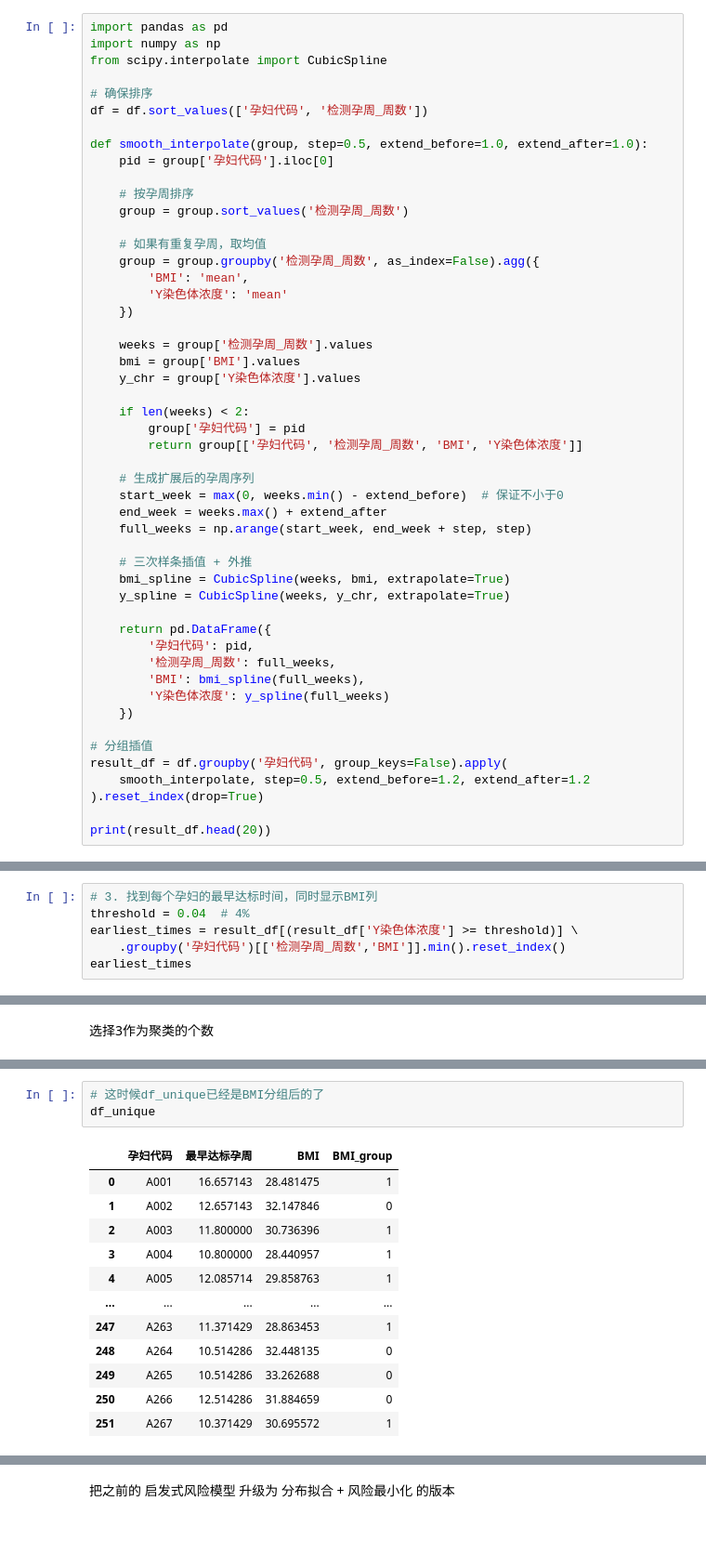
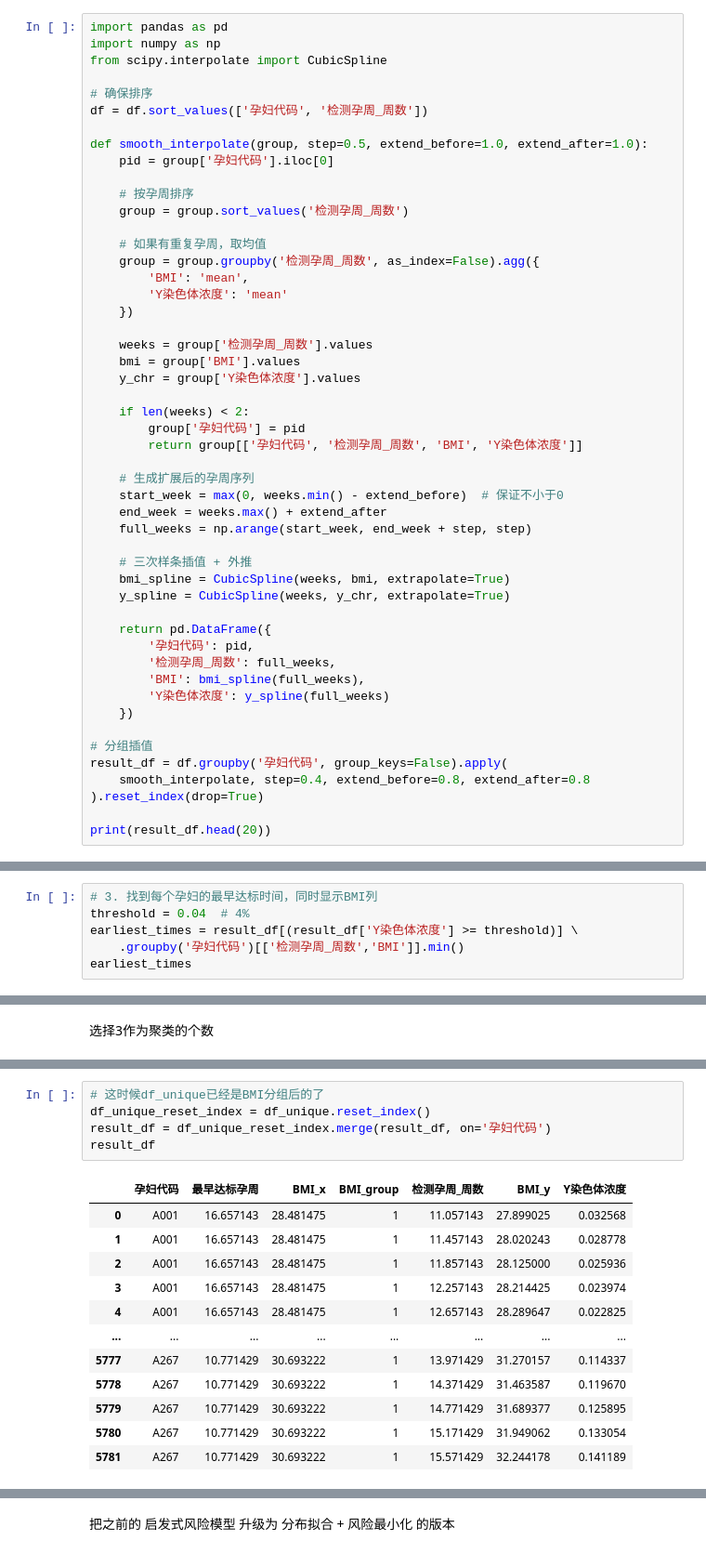
Before and after one commit to heerheer/sxjm-2025-school, a Jupyter notebook: ques2.ipynb, the cells around one changed output, grey strips where cells are left out. Shown at 93% size. Saved outputs shown, nothing was run; the diff lists cells and outputs as text.

```diff
--- a/ques2.ipynb
+++ b/ques2.ipynb
@@ -116,7 +118,7 @@ def smooth_interpolate(group, step=0.5, extend_before=1.0, extend_after=1.0):
 
 # 分组插值
 result_df = df.groupby('孕妇代码', group_keys=False).apply(
-    smooth_interpolate, step=0.5, extend_before=1.2, extend_after=1.2
+    smooth_interpolate, step=0.4, extend_before=0.8, extend_after=0.8
 ).reset_index(drop=True)
 
 print(result_df.head(20))
@@ -144,6 +165,6 @@ show_plts(result_df)
 # 3. 找到每个孕妇的最早达标时间，同时显示BMI列
 threshold = 0.04  # 4%
 earliest_times = result_df[(result_df['Y染色体浓度'] >= threshold)] \
-    .groupby('孕妇代码')[['检测孕周_周数','BMI']].min().reset_index()
+    .groupby('孕妇代码')[['检测孕周_周数','BMI']].min()
 earliest_times
 # %% [output]
@@ -332,16 +372,18 @@ BMI_group
 # %%
 # 这时候df_unique已经是BMI分组后的了
-df_unique
+df_unique_reset_index = df_unique.reset_index()
+result_df = df_unique_reset_index.merge(result_df, on='孕妇代码')
+result_df
 # %% [output]
-|  | 孕妇代码 | 最早达标孕周 | BMI | BMI_group |
-| 0 | A001 | 16.657143 | 28.481475 | 1 |
-| 1 | A002 | 12.657143 | 32.147846 | 0 |
-| 2 | A003 | 11.800000 | 30.736396 | 1 |
-| 3 | A004 | 10.800000 | 28.440957 | 1 |
-| 4 | A005 | 12.085714 | 29.858763 | 1 |
-| ... | ... | ... | ... | ... |
-| 247 | A263 | 11.371429 | 28.863453 | 1 |
-| 248 | A264 | 10.514286 | 32.448135 | 0 |
-| 249 | A265 | 10.514286 | 33.262688 | 0 |
-| 250 | A266 | 12.514286 | 31.884659 | 0 |
-| 251 | A267 | 10.371429 | 30.695572 | 1 |
+|  | 孕妇代码 | 最早达标孕周 | BMI_x | BMI_group | 检测孕周_周数 | BMI_y | Y染色体浓度 |
+| 0 | A001 | 16.657143 | 28.481475 | 1 | 11.057143 | 27.899025 | 0.032568 |
+| 1 | A001 | 16.657143 | 28.481475 | 1 | 11.457143 | 28.020243 | 0.028778 |
+| 2 | A001 | 16.657143 | 28.481475 | 1 | 11.857143 | 28.125000 | 0.025936 |
+| 3 | A001 | 16.657143 | 28.481475 | 1 | 12.257143 | 28.214425 | 0.023974 |
+| 4 | A001 | 16.657143 | 28.481475 | 1 | 12.657143 | 28.289647 | 0.022825 |
+| ... | ... | ... | ... | ... | ... | ... | ... |
+| 5777 | A267 | 10.771429 | 30.693222 | 1 | 13.971429 | 31.270157 | 0.114337 |
+| 5778 | A267 | 10.771429 | 30.693222 | 1 | 14.371429 | 31.463587 | 0.119670 |
+| 5779 | A267 | 10.771429 | 30.693222 | 1 | 14.771429 | 31.689377 | 0.125895 |
+| 5780 | A267 | 10.771429 | 30.693222 | 1 | 15.171429 | 31.949062 | 0.133054 |
+| 5781 | A267 | 10.771429 | 30.693222 | 1 | 15.571429 | 32.244178 | 0.141189 |
```
Also changed, not shown: parts of 32 cells of this notebook, 1 other file.
